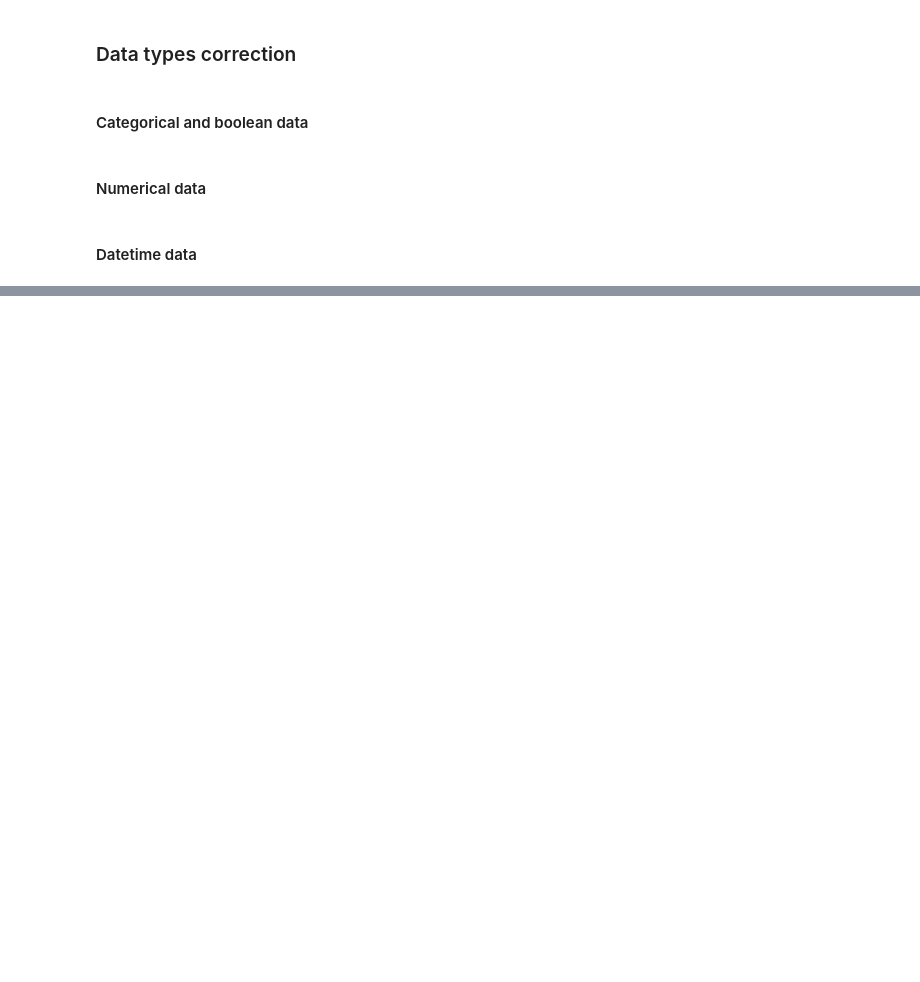
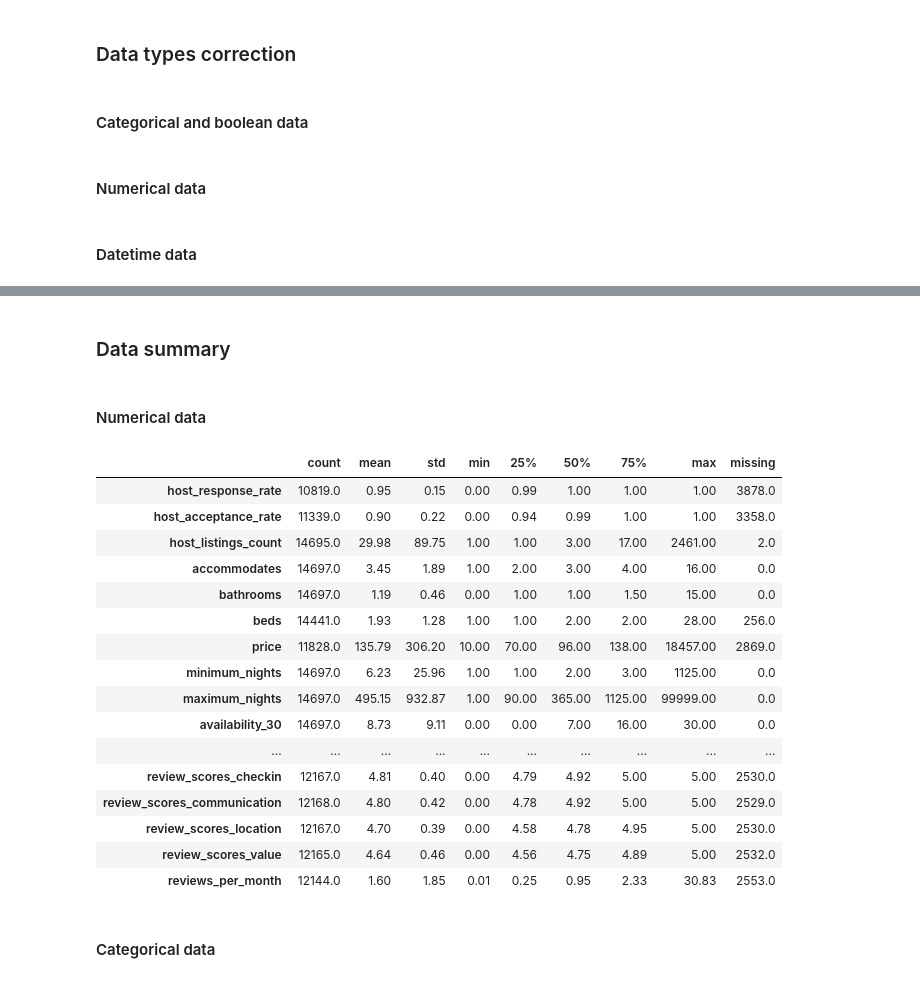
Before and after one commit to Beacon6/airbnb-vienna, a Jupyter notebook: vienna.ipynb, the cells around one changed output, grey strips where cells are left out. Cells and saved outputs as stored; diff of their text form; code cells hidden in the pictures; blank space fills up the shorter version.

Commit message:
Add numerical and categorical data summary

```diff
--- a/vienna.ipynb
+++ b/vienna.ipynb
@@ -83,7 +75,7 @@ numbers = [
 for x in numbers:
     df[x] = df[x].str.replace('%', '').astype('float') / 100
 
-df['bathrooms_text'] = np.where(df['bathrooms_text'].str.contains('half', case=False), 0.5, df['bathrooms_text'].str.split().str[0]).astype('float')
+df['bathrooms'] = np.where(df['bathrooms_text'].str.contains('half', case=False), 0.5, df['bathrooms_text'].str.split().str[0]).astype('float')
 df['price'] = df['price'].str.replace('[$,]', '', regex=True).astype('float')
 # %% [markdown]
 #### Datetime data
@@ -100,0 +113,53 @@ for x in dates:
+# %% [markdown]
+### Data summary
+# %% [markdown]
+#### Numerical data
+# %%
+numerical_data = [
+    'host_response_rate',
+    'host_acceptance_rate',
+    'host_listings_count',
+    'accommodates',
+    'bathrooms',
+    'beds',
+    'price',
+    'minimum_nights',
+    'maximum_nights',
+    'availability_30',
+    'availability_60',
+    'availability_90',
+    'availability_365',
+    'number_of_reviews',
+    'review_scores_rating',
+    'review_scores_accuracy',
+    'review_scores_cleanliness',
+    'review_scores_checkin',
+    'review_scores_communication',
+    'review_scores_location',
+    'review_scores_value',
+    'reviews_per_month'
+]
+# %%
+summary_numerical = df[numerical_data].describe().round(2).T
+summary_numerical['missing'] = df.count().max() - summary_numerical['count']
+summary_numerical
+# %% [output]
+|  | count | mean | std | min | 25% | 50% | 75% | max | missing |
+| host_response_rate | 10819.0 | 0.95 | 0.15 | 0.00 | 0.99 | 1.00 | 1.00 | 1.00 | 3878.0 |
+| host_acceptance_rate | 11339.0 | 0.90 | 0.22 | 0.00 | 0.94 | 0.99 | 1.00 | 1.00 | 3358.0 |
+| host_listings_count | 14695.0 | 29.98 | 89.75 | 1.00 | 1.00 | 3.00 | 17.00 | 2461.00 | 2.0 |
+| accommodates | 14697.0 | 3.45 | 1.89 | 1.00 | 2.00 | 3.00 | 4.00 | 16.00 | 0.0 |
+| bathrooms | 14697.0 | 1.19 | 0.46 | 0.00 | 1.00 | 1.00 | 1.50 | 15.00 | 0.0 |
+| beds | 14441.0 | 1.93 | 1.28 | 1.00 | 1.00 | 2.00 | 2.00 | 28.00 | 256.0 |
+| price | 11828.0 | 135.79 | 306.20 | 10.00 | 70.00 | 96.00 | 138.00 | 18457.00 | 2869.0 |
+| minimum_nights | 14697.0 | 6.23 | 25.96 | 1.00 | 1.00 | 2.00 | 3.00 | 1125.00 | 0.0 |
+| maximum_nights | 14697.0 | 495.15 | 932.87 | 1.00 | 90.00 | 365.00 | 1125.00 | 99999.00 | 0.0 |
+| availability_30 | 14697.0 | 8.73 | 9.11 | 0.00 | 0.00 | 7.00 | 16.00 | 30.00 | 0.0 |
+| ... | ... | ... | ... | ... | ... | ... | ... | ... | ... |
+| review_scores_checkin | 12167.0 | 4.81 | 0.40 | 0.00 | 4.79 | 4.92 | 5.00 | 5.00 | 2530.0 |
+| review_scores_communication | 12168.0 | 4.80 | 0.42 | 0.00 | 4.78 | 4.92 | 5.00 | 5.00 | 2529.0 |
+| review_scores_location | 12167.0 | 4.70 | 0.39 | 0.00 | 4.58 | 4.78 | 4.95 | 5.00 | 2530.0 |
+| review_scores_value | 12165.0 | 4.64 | 0.46 | 0.00 | 4.56 | 4.75 | 4.89 | 5.00 | 2532.0 |
+| reviews_per_month | 12144.0 | 1.60 | 1.85 | 0.01 | 0.25 | 0.95 | 2.33 | 30.83 | 2553.0 |
+# %% [markdown]
+#### Categorical data
```
Also changed, not shown: parts of 4 cells of this notebook.
